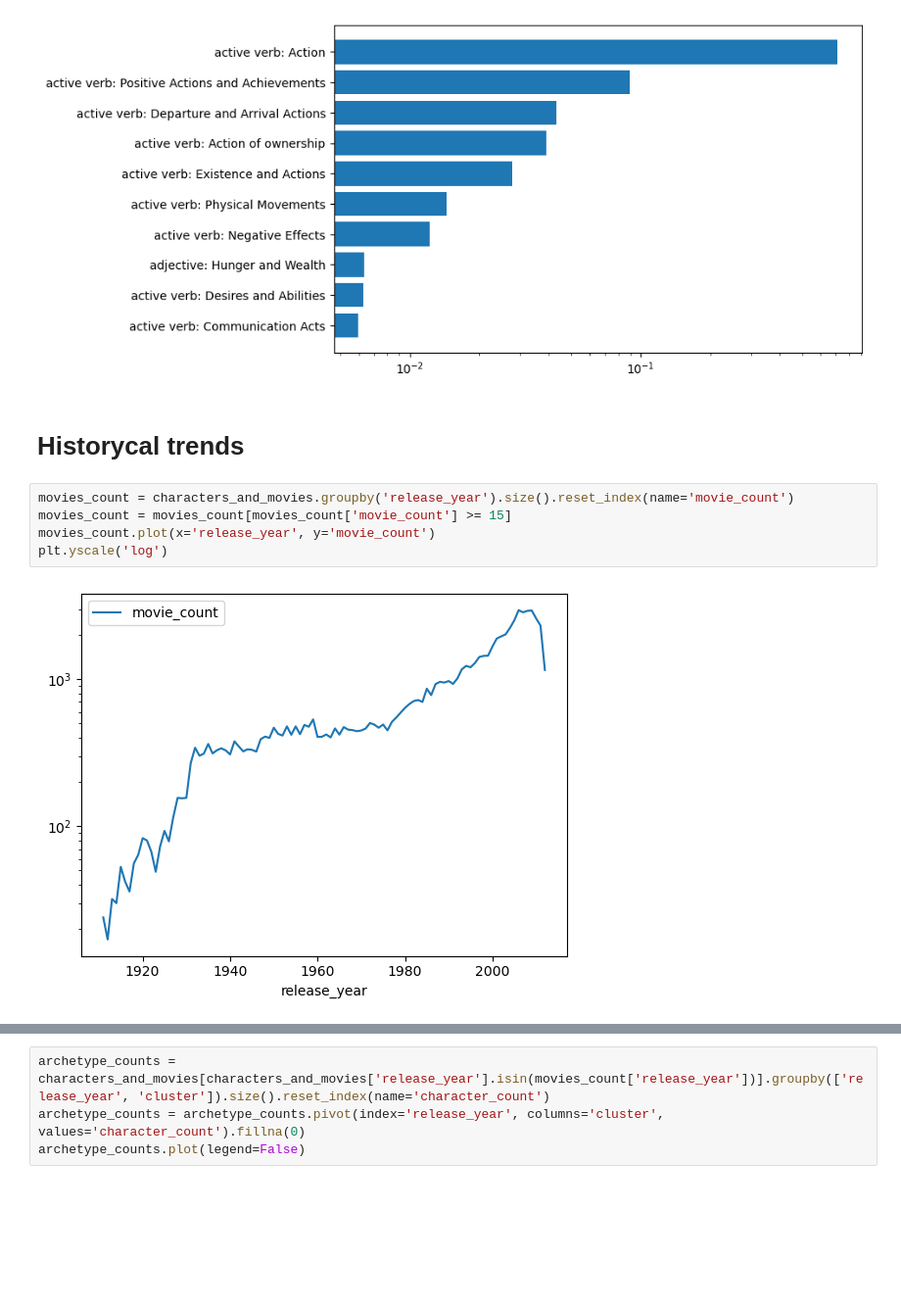
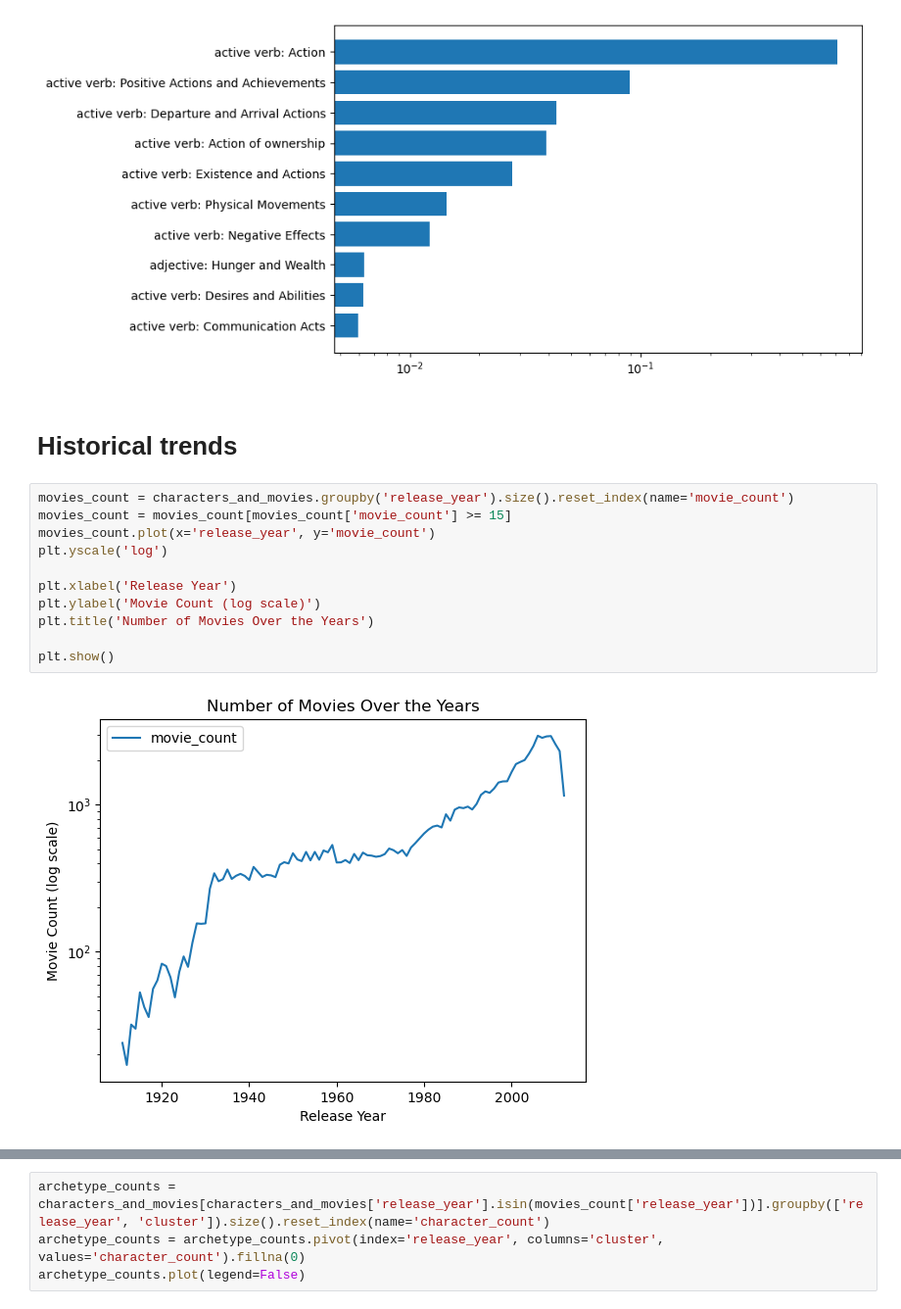
Before and after one commit to epfl-ada/ada-2023-project-perrysplatypuses, a Jupyter notebook: milestone3.ipynb, the cells around one changed output, grey strips where cells are left out. Shown at 98% size. Cells and saved outputs as stored; diff of their text form; blank space fills up the shorter version.

```diff
--- a/milestone3.ipynb
+++ b/milestone3.ipynb
@@ -259,12 +259,18 @@ plot_topic_distribution(42)
 # %% [output]
 [figure]
 # %% [markdown]
-# Historycal trends
+# Historical trends
 # %%
 movies_count = characters_and_movies.groupby('release_year').size().reset_index(name='movie_count')
 movies_count = movies_count[movies_count['movie_count'] >= 15]
 movies_count.plot(x='release_year', y='movie_count')
 plt.yscale('log')
+
+plt.xlabel('Release Year')
+plt.ylabel('Movie Count (log scale)')
+plt.title('Number of Movies Over the Years')
+
+plt.show()
 # %% [output]
-[figure, old version]
+[figure, new version]
 # %% [markdown]
```
Also changed, not shown: parts of 21 cells of this notebook.
